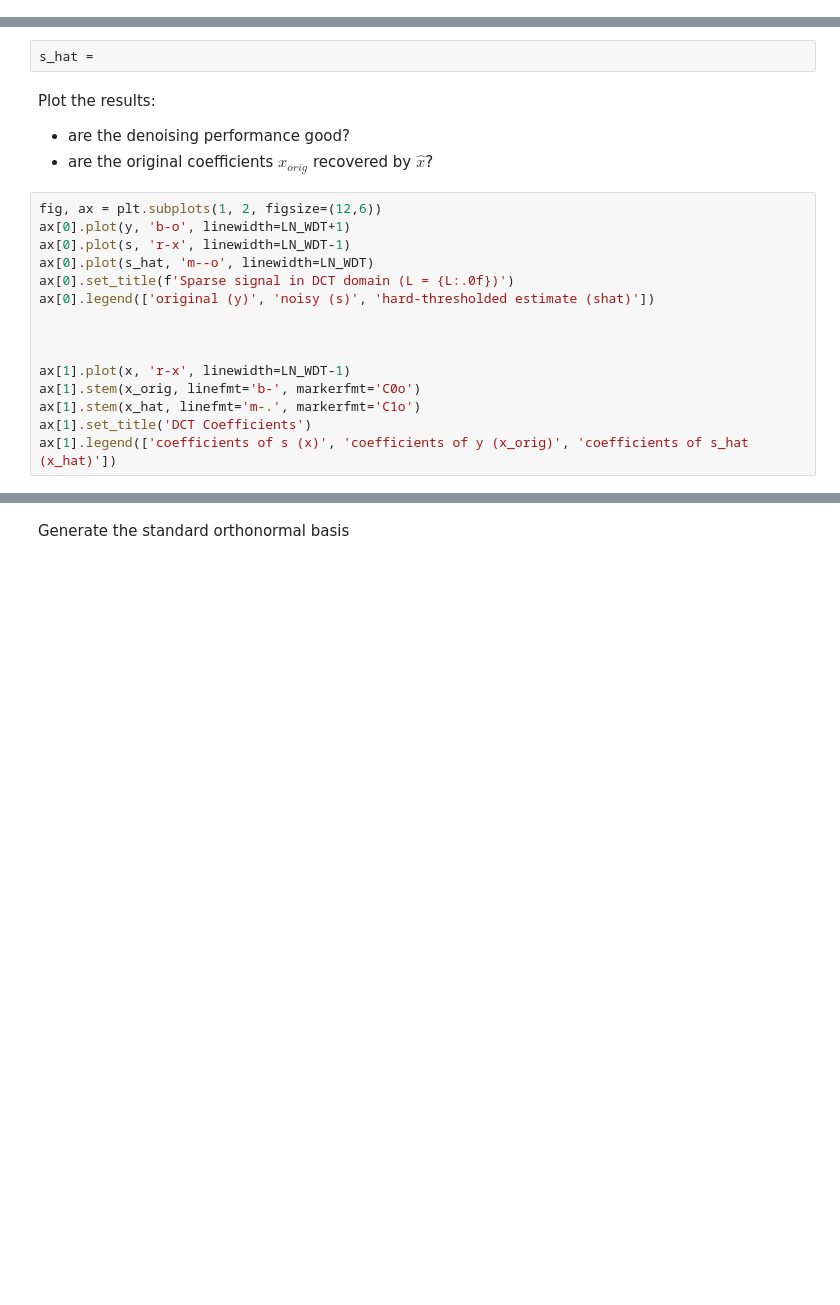
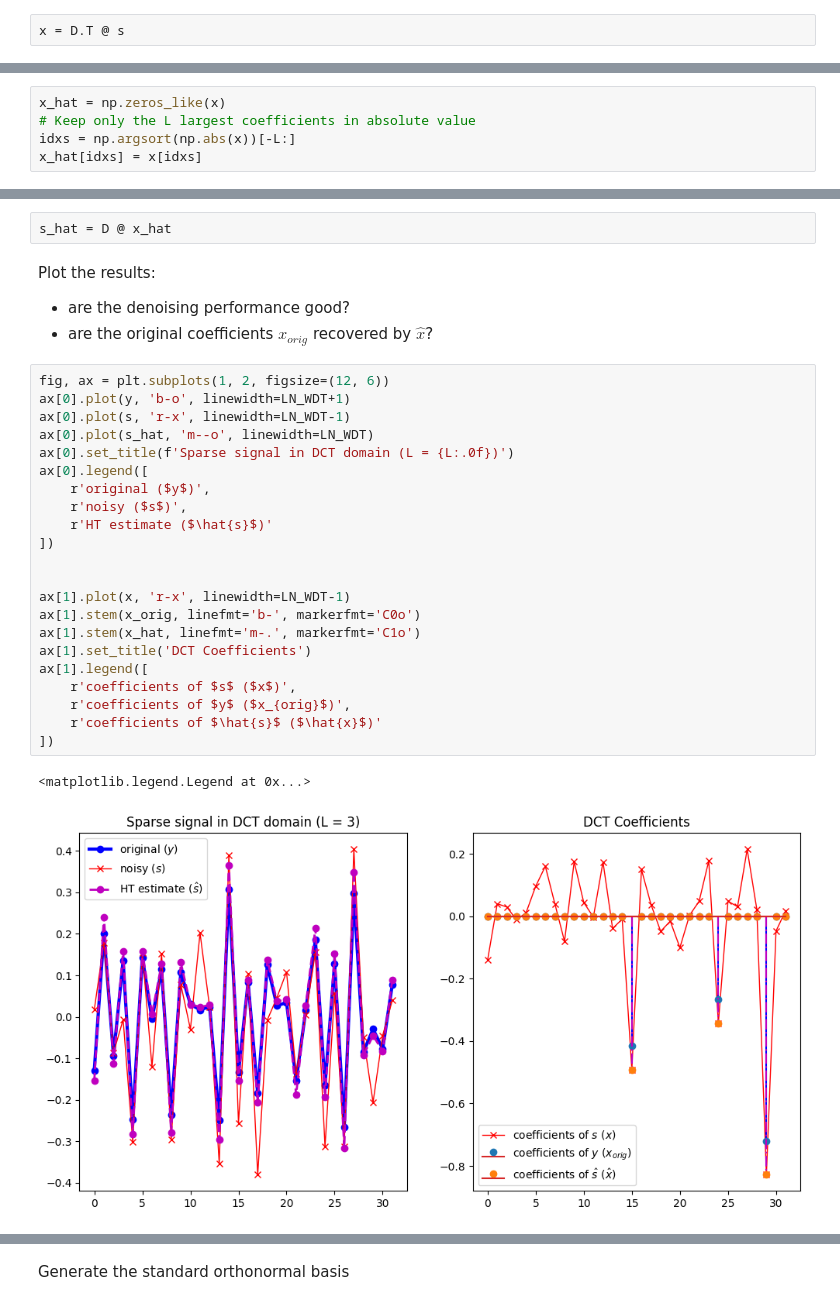
Before and after one commit to Thomas-Fabbris/MMIP-polimi, a Jupyter notebook: Assignments/lecture_4_limitations_of_sparsity.ipynb, the cells around one changed output, grey strips where cells are left out. Drawn from its saved outputs; the diff is of its cells as text; blank space fills up the shorter version.

```diff
--- a/Assignments/lecture_4_limitations_of_sparsity.ipynb
+++ b/Assignments/lecture_4_limitations_of_sparsity.ipynb
@@ -71,2 +86,4 @@ x =
+# %%
+x = D.T @ s
 # %% [markdown]
 **Hard Thresholding**: keep only the $L$ largest coefficients (absolute value)
@@ -75,23 +90,38 @@ x_hat =
+# %%
+x_hat = np.zeros_like(x)
+# Keep only the L largest coefficients in absolute value
+idxs = np.argsort(np.abs(x))[-L:]
+x_hat[idxs] = x[idxs]
 # %% [markdown]
 **Synthesis**: invert the transform
 # %%
-s_hat =
+s_hat = D @ x_hat
 # %% [markdown]
 Plot the results:
 - are the denoising performance good?
 - are the original coefficients $x_{orig}$ recovered by $\hat x$?
 # %%
-fig, ax = plt.subplots(1, 2, figsize=(12,6))
+fig, ax = plt.subplots(1, 2, figsize=(12, 6))
 ax[0].plot(y, 'b-o', linewidth=LN_WDT+1)
 ax[0].plot(s, 'r-x', linewidth=LN_WDT-1)
 ax[0].plot(s_hat, 'm--o', linewidth=LN_WDT)
 ax[0].set_title(f'Sparse signal in DCT domain (L = {L:.0f})')
-ax[0].legend(['original (y)', 'noisy (s)', 'hard-thresholded estimate (shat)'])
-
+ax[0].legend([
+    r'original ($y$)',
+    r'noisy ($s$)',
+    r'HT estimate ($\hat{s}$)'
+])
 
 
 ax[1].plot(x, 'r-x', linewidth=LN_WDT-1)
 ax[1].stem(x_orig, linefmt='b-', markerfmt='C0o')
 ax[1].stem(x_hat, linefmt='m-.', markerfmt='C1o')
 ax[1].set_title('DCT Coefficients')
-ax[1].legend(['coefficients of s (x)', 'coefficients of y (x_orig)', 'coefficients of s_hat (x_hat)'])
+ax[1].legend([
+    r'coefficients of $s$ ($x$)',
+    r'coefficients of $y$ ($x_{orig}$)',
+    r'coefficients of $\hat{s}$ ($\hat{x}$)'
+])
+# %% [output]
+<matplotlib.legend.Legend at 0x...>
+[figure, added]
```
Also changed, not shown: parts of 26 cells of this notebook.
